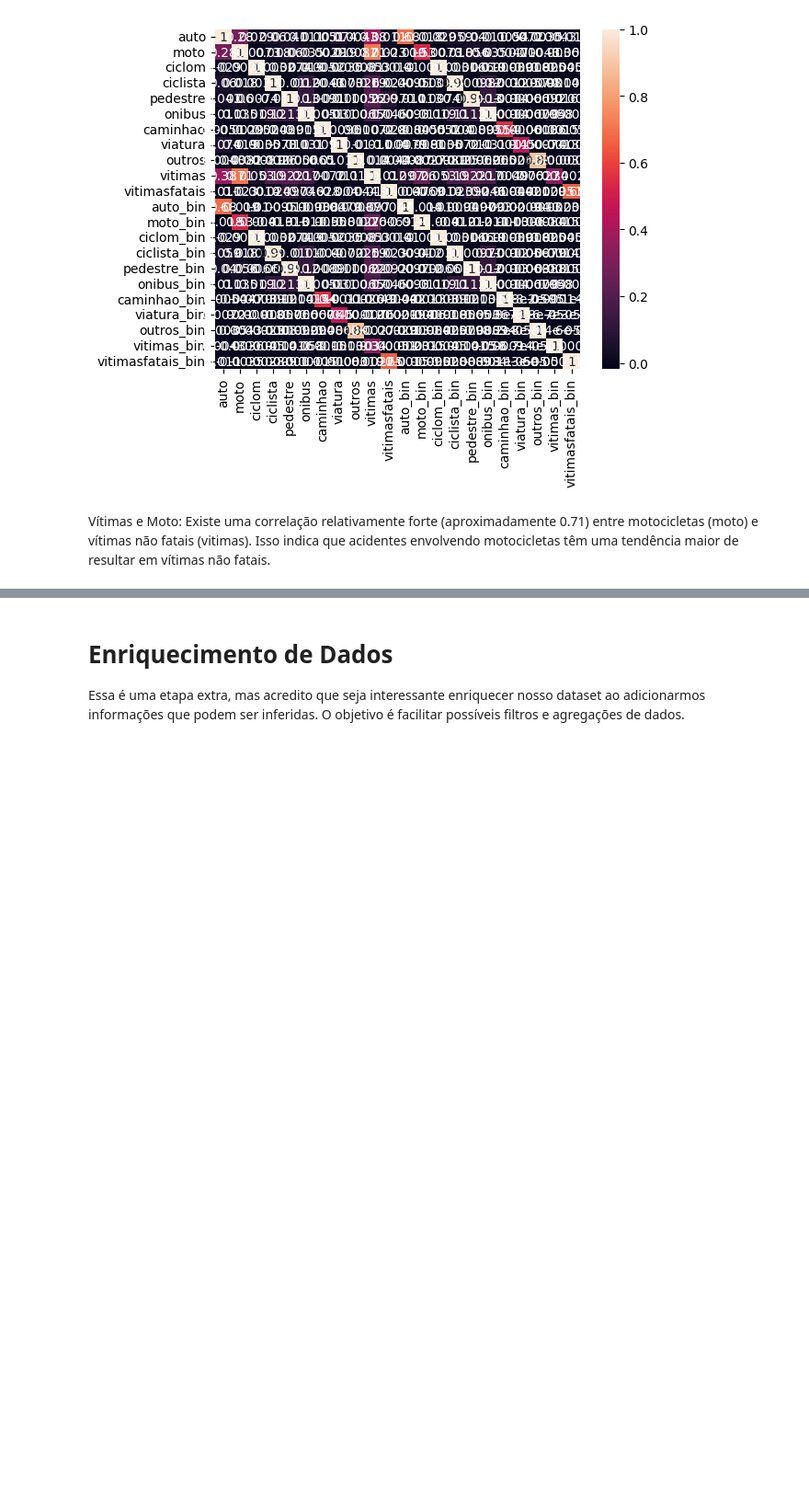
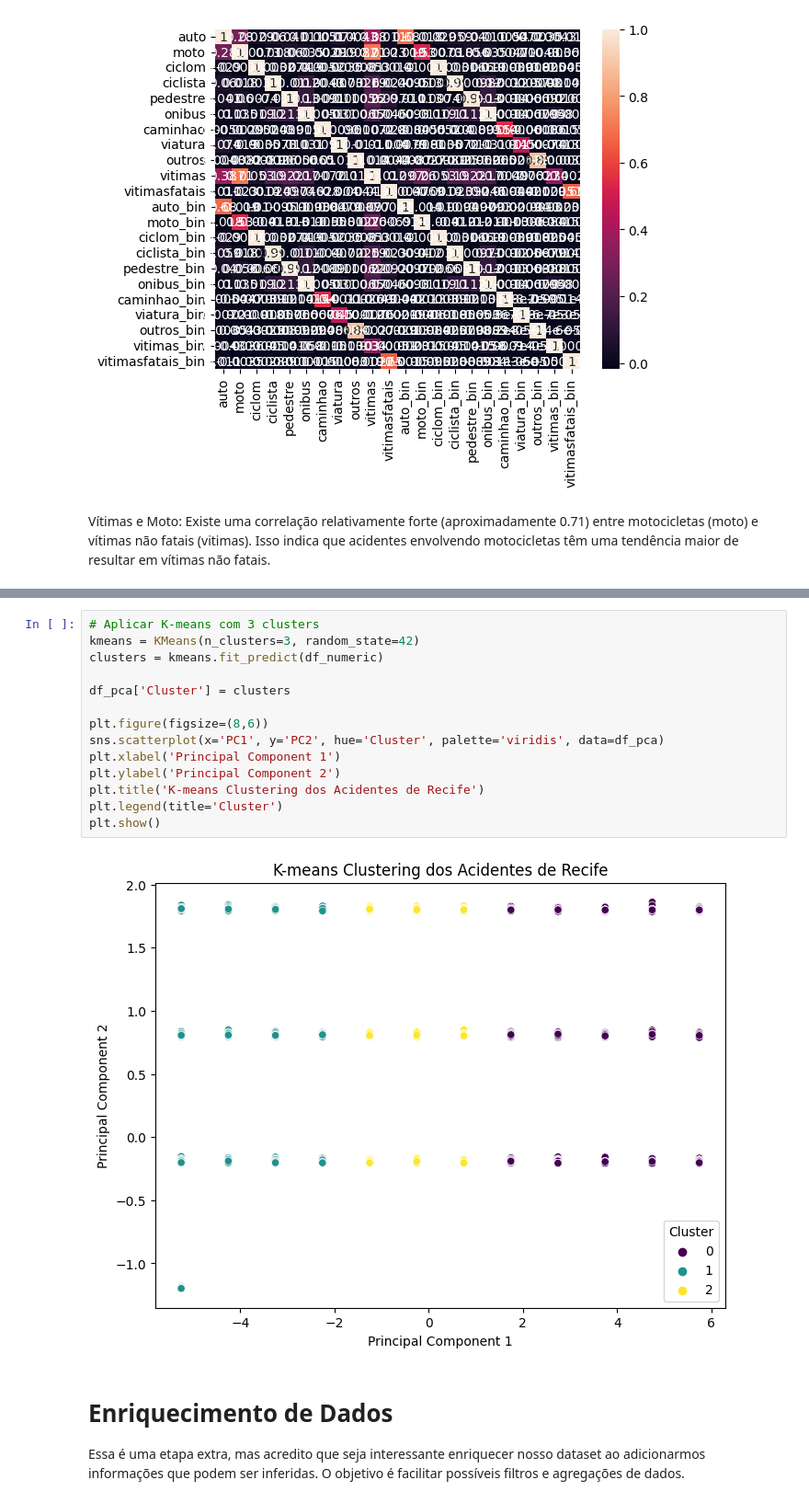
Before and after one commit to OtavioAugustoOliveira/DataScience_if697, a Jupyter notebook: 1_projeto/pre_processing.ipynb, the cells around one changed output, grey strips where cells are left out. Shown: that part at 92% size. Cells and saved outputs as stored; diff of their text form; blank space fills up the shorter version.

```diff
--- a/1_projeto/pre_processing.ipynb
+++ b/1_projeto/pre_processing.ipynb
@@ -367,3 +379,19 @@ Vítimas e Moto: Existe uma correlação relativamente forte (aproximadamente 0.
+# %%
+# Aplicar K-means com 3 clusters
+kmeans = KMeans(n_clusters=3, random_state=42)
+clusters = kmeans.fit_predict(df_numeric)
+
+df_pca['Cluster'] = clusters
+
+plt.figure(figsize=(8,6))
+sns.scatterplot(x='PC1', y='PC2', hue='Cluster', palette='viridis', data=df_pca)
+plt.xlabel('Principal Component 1')
+plt.ylabel('Principal Component 2')
+plt.title('K-means Clustering dos Acidentes de Recife')
+plt.legend(title='Cluster')
+plt.show()
+# %% [output]
+[figure, added]
 # %% [markdown]
 # Enriquecimento de Dados
 
```
Also changed, not shown: parts of 4 cells of this notebook, 1 other file.
